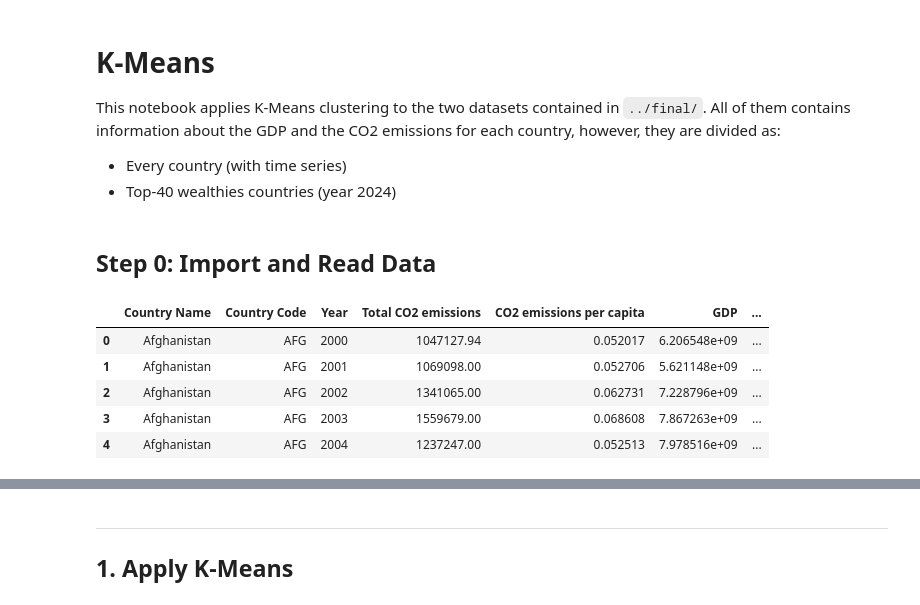
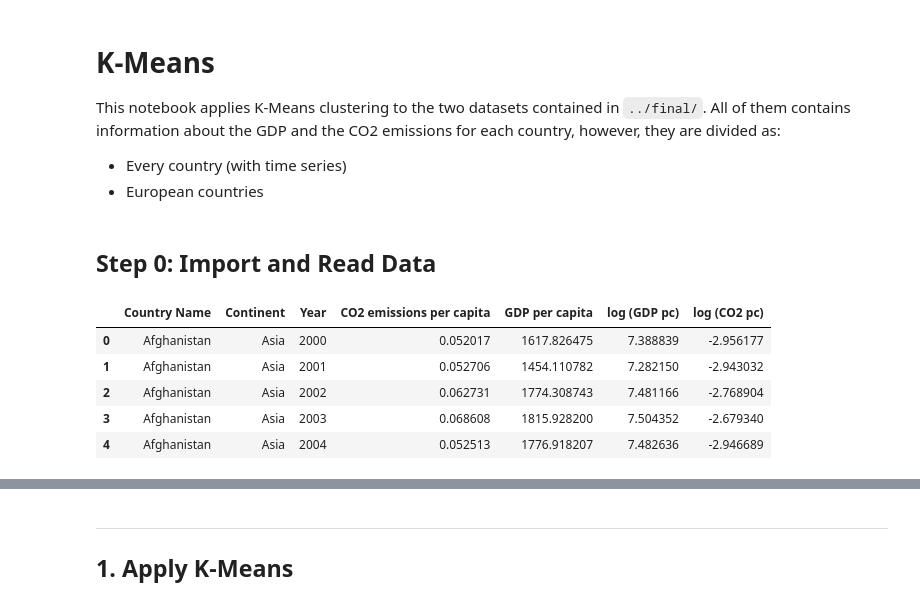
Before and after one commit to martinadep/co2_emissions_data_mining, a Jupyter notebook: notebooks/2_K-Means.ipynb, the cells around one changed output, grey strips where cells are left out. Drawn from its saved outputs; the diff is of its cells as text; code cells hidden in the pictures.

```diff
--- a/notebooks/2_K-Means.ipynb
+++ b/notebooks/2_K-Means.ipynb
@@ -2,7 +2,7 @@
 # K-Means
 This notebook applies K-Means clustering to the two datasets contained in `../final/`. All of them contains information about the GDP and the CO2 emissions for each country, however, they are divided as:
 - Every country (with time series)
-- Top-40 wealthies countries (year 2024)
+- European countries
 # %% [markdown]
 ## Step 0: Import and Read Data
 # %%
@@ -16,12 +18,11 @@ pd.set_option('display.max_columns', 100)
 # %%
-df_all = pd.read_csv('../data/final/gdp_co2_emissions.csv')
-df_top40 = pd.read_csv('../data/final/gdp_co2_emissions_top40_2024.csv')
+df = pd.read_csv('../data/final/gdp_co2_emissions.csv')
+df.drop(columns=['Country Code', 'CO2 emissions', 'GDP growth (annual %)', 'GDP'], inplace=True)
+df.head()
+# %% [output]
+|  | Country Name | Continent | Year | CO2 emissions per capita | GDP per capita | log (GDP pc) | log (CO2 pc) |
+| 0 | Afghanistan | Asia | 2000 | 0.052017 | 1617.826475 | 7.388839 | -2.956177 |
+| 1 | Afghanistan | Asia | 2001 | 0.052706 | 1454.110782 | 7.282150 | -2.943032 |
+| 2 | Afghanistan | Asia | 2002 | 0.062731 | 1774.308743 | 7.481166 | -2.768904 |
+| 3 | Afghanistan | Asia | 2003 | 0.068608 | 1815.928200 | 7.504352 | -2.679340 |
+| 4 | Afghanistan | Asia | 2004 | 0.052513 | 1776.918207 | 7.482636 | -2.946689 |
-# %%
-df_all.head()
-# %% [output]
-|  | Country Name | Country Code | Year | Total CO2 emissions | CO2 emissions per capita | GDP | ... |
-| 0 | Afghanistan | AFG | 2000 | 1047127.94 | 0.052017 | 6.206548e+09 | ... |
-| 1 | Afghanistan | AFG | 2001 | 1069098.00 | 0.052706 | 5.621148e+09 | ... |
-| 2 | Afghanistan | AFG | 2002 | 1341065.00 | 0.062731 | 7.228796e+09 | ... |
-| 3 | Afghanistan | AFG | 2003 | 1559679.00 | 0.068608 | 7.867263e+09 | ... |
-| 4 | Afghanistan | AFG | 2004 | 1237247.00 | 0.052513 | 7.978516e+09 | ... |
```
Also changed, not shown: parts of 24 cells of this notebook, 8 other files.
